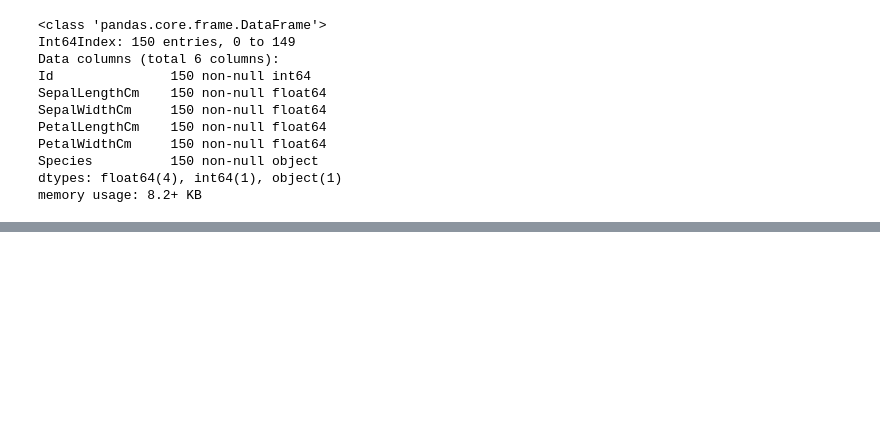
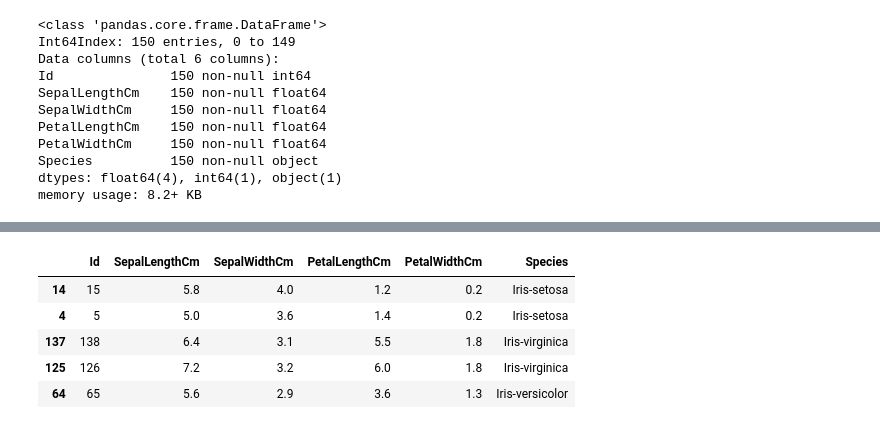
Before and after one commit to muokicaleb/Data_Science_Projects, a Jupyter notebook: 20_ML_Algorithms_for_Iris_Dataset/20_ml_algorithms.ipynb, the cells around one changed output, grey strips where cells are left out. Cells and saved outputs as stored; diff of their text form; code cells hidden in the pictures; blank space fills up the shorter version.

```diff
--- a/20_ML_Algorithms_for_Iris_Dataset/20_ml_algorithms.ipynb
+++ b/20_ML_Algorithms_for_Iris_Dataset/20_ml_algorithms.ipynb
@@ -364,0 +392,9 @@ dataset['Species'].unique()
+# %%
+dataset.sample(5)
+# %% [output]
+|  | Id | SepalLengthCm | SepalWidthCm | PetalLengthCm | PetalWidthCm | Species |
+| 14 | 15 | 5.8 | 4.0 | 1.2 | 0.2 | Iris-setosa |
+| 4 | 5 | 5.0 | 3.6 | 1.4 | 0.2 | Iris-setosa |
+| 137 | 138 | 6.4 | 3.1 | 5.5 | 1.8 | Iris-virginica |
+| 125 | 126 | 7.2 | 3.2 | 6.0 | 1.8 | Iris-virginica |
+| 64 | 65 | 5.6 | 2.9 | 3.6 | 1.3 | Iris-versicolor |
```
Also changed, not shown: parts of 6 cells of this notebook.
